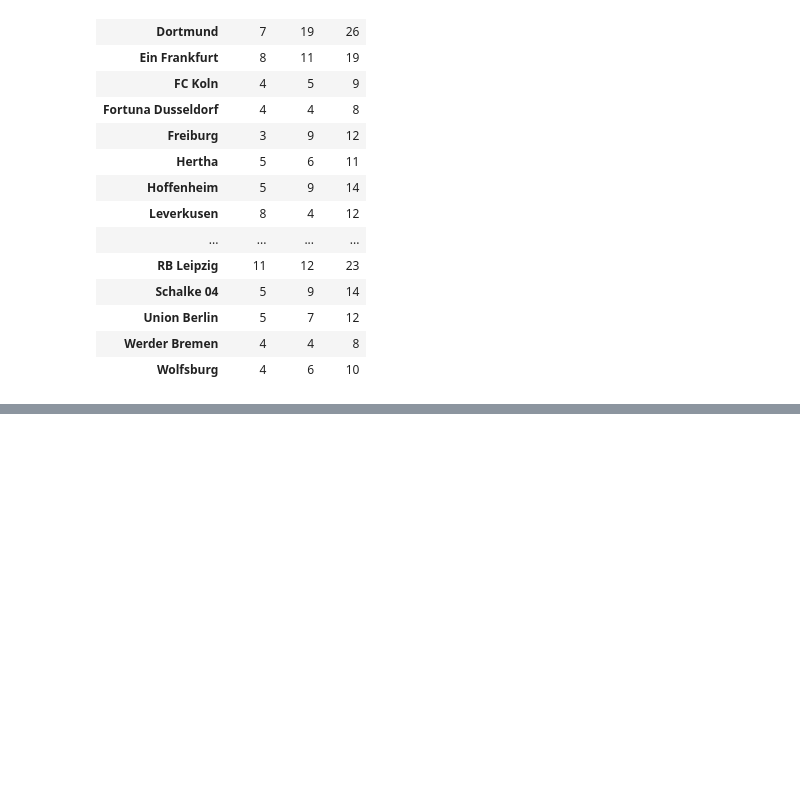
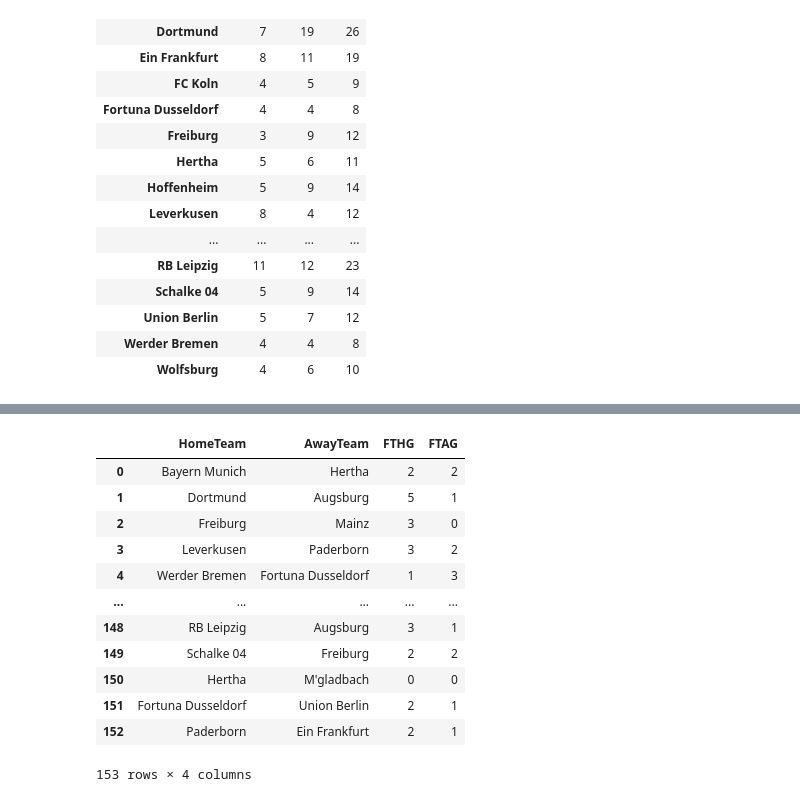
Before and after one commit to NannGitUser/Soccer_Analysis, a Jupyter notebook: Bundesliga Data Crunch.ipynb, the cells around one changed output, grey strips where cells are left out. Saved outputs shown, nothing was run; the diff lists cells and outputs as text; code cells hidden in the pictures; blank space fills up the shorter version.

```diff
--- a/Bundesliga Data Crunch.ipynb
+++ b/Bundesliga Data Crunch.ipynb
@@ -128,0 +148,18 @@ bundesliga_allowed_dfa.to_csv(r'C:/Users/nannh/Desktop/Soccer Analysis/bundeslig
+# %%
+bundesliga_data_df=bundesliga_df[["HomeTeam","AwayTeam","FTHG","FTAG"]]
+# %%
+bundesliga_data_df
+# %% [output]
+|  | HomeTeam | AwayTeam | FTHG | FTAG |
+| 0 | Bayern Munich | Hertha | 2 | 2 |
+| 1 | Dortmund | Augsburg | 5 | 1 |
+| 2 | Freiburg | Mainz | 3 | 0 |
+| 3 | Leverkusen | Paderborn | 3 | 2 |
+| 4 | Werder Bremen | Fortuna Dusseldorf | 1 | 3 |
+| ... | ... | ... | ... | ... |
+| 148 | RB Leipzig | Augsburg | 3 | 1 |
+| 149 | Schalke 04 | Freiburg | 2 | 2 |
+| 150 | Hertha | M'gladbach | 0 | 0 |
+| 151 | Fortuna Dusseldorf | Union Berlin | 2 | 1 |
+| 152 | Paderborn | Ein Frankfurt | 2 | 1 |
+153 rows × 4 columns
```
Also changed, not shown: parts of 25 cells of this notebook, 5 other files.
